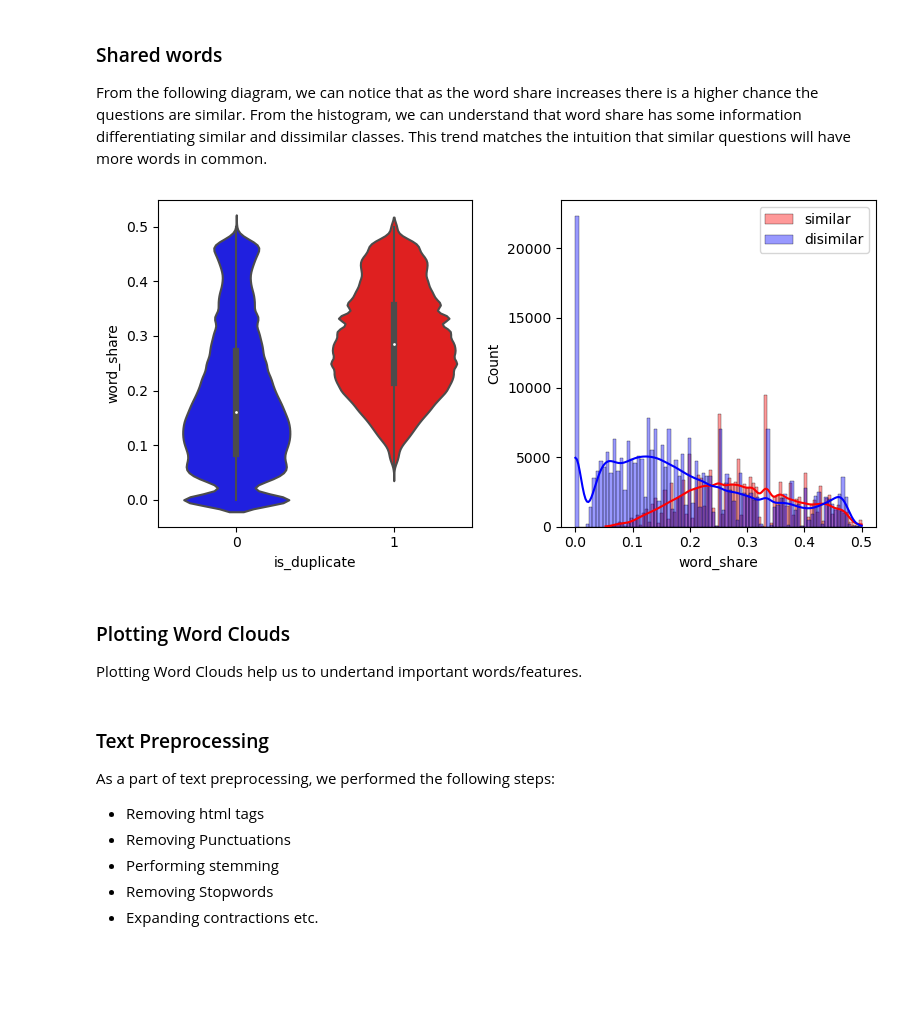
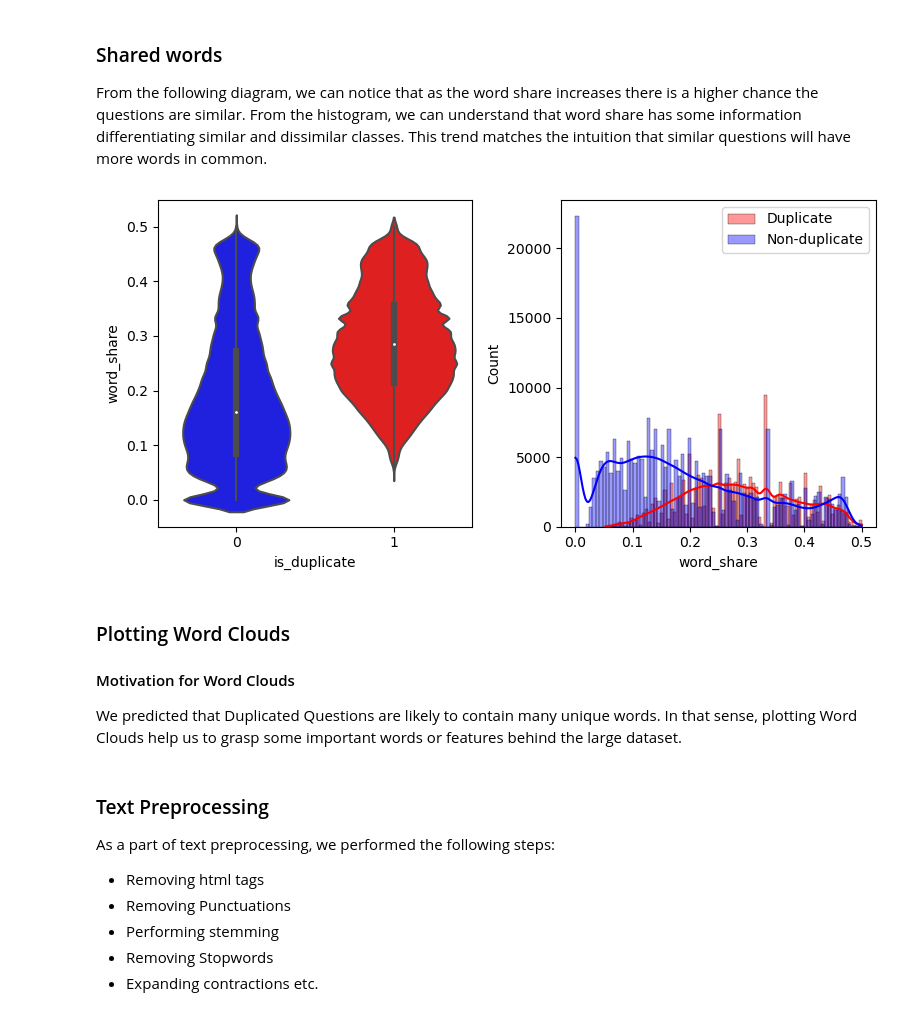
Before and after one commit to Vinnieassaulter/DataAnalytics, a Jupyter notebook: Quora-question-pair-similarity/data_description.ipynb, the cells around one changed output. Cells and saved outputs as stored; diff of their text form; code cells hidden in the pictures; blank space fills up the shorter version.

```diff
--- a/Quora-question-pair-similarity/data_description.ipynb
+++ b/Quora-question-pair-similarity/data_description.ipynb
@@ -279,21 +298,21 @@ From the following diagram, we can notice that as the word share increases there
 # %%
 # plotting the relation between dulicate and word_share
 plt.figure(figsize=(8,4))
 plt.subplot(1,2,1)
 sns.violinplot(x='is_duplicate',y='word_share',data=data,palette=['blue','red'])
 plt.subplot(1,2,2)
-sns.histplot(data[data['is_duplicate'] == 1]['word_share'],alpha = 0.4,color='red',kde=True, label='similar')
-sns.histplot(data[data['is_duplicate'] == 0]['word_share'],alpha = 0.4,color='blue',kde=True, label='disimilar')
+sns.histplot(data[data['is_duplicate'] == 1]['word_share'],alpha = 0.4,color='red',kde=True, label='Duplicate')
+sns.histplot(data[data['is_duplicate'] == 0]['word_share'],alpha = 0.4,color='blue',kde=True, label='Non-duplicate')
 plt.legend()
 plt.tight_layout()
 plt.savefig(os.path.join(fig_folder, 'word_share.png'), dpi=450)
 plt.show()
 # %% [output]
-[figure, old version]
+[figure, new version]
 # %% [markdown]
 ### Plotting Word Clouds
-
-Plotting Word Clouds help us to undertand important words/features.
+#### Motivation for Word Clouds
+We predicted that Duplicated Questions are likely to contain many unique words. In that sense, plotting Word Clouds help us to grasp some important words or features behind the large dataset.
 # %% [markdown]
 ### Text Preprocessing
 As a part of text preprocessing, we performed the following steps:
```
Also changed, not shown: parts of 34 cells of this notebook, 11 other files.
